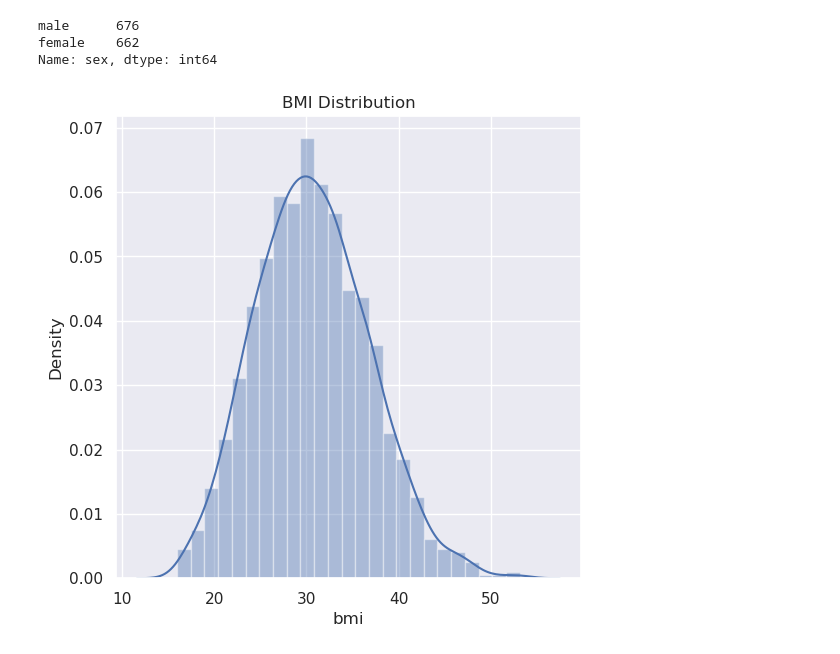
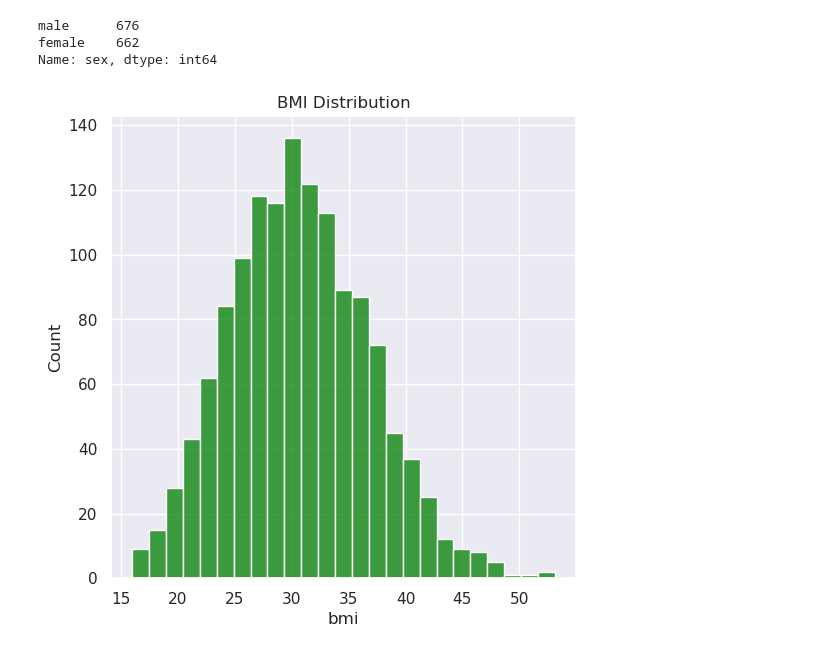
Before and after one commit to Nargesmohammadi/Machine-Learining-Projects, a Jupyter notebook: Medical Insurance Cost Prediction/Insurance cost prediction.ipynb, the cells around one changed output. Cells and saved outputs as stored; diff of their text form; code cells hidden in the pictures.

```diff
--- a/Medical Insurance Cost Prediction/Insurance cost prediction.ipynb
+++ b/Medical Insurance Cost Prediction/Insurance cost prediction.ipynb
@@ -84,8 +84,8 @@ Name: sex, dtype: int64
 # %%
 # bmi distribution
 plt.figure(figsize=(6,6))
-sns.distplot(data['bmi'])
+sns.histplot(data['bmi'],color='green')
 plt.title('BMI Distribution')
 plt.show()
 # %% [output]
-[figure, old version]
+[figure, new version]
```
Also changed, not shown: parts of 12 cells of this notebook, 1 other file.
